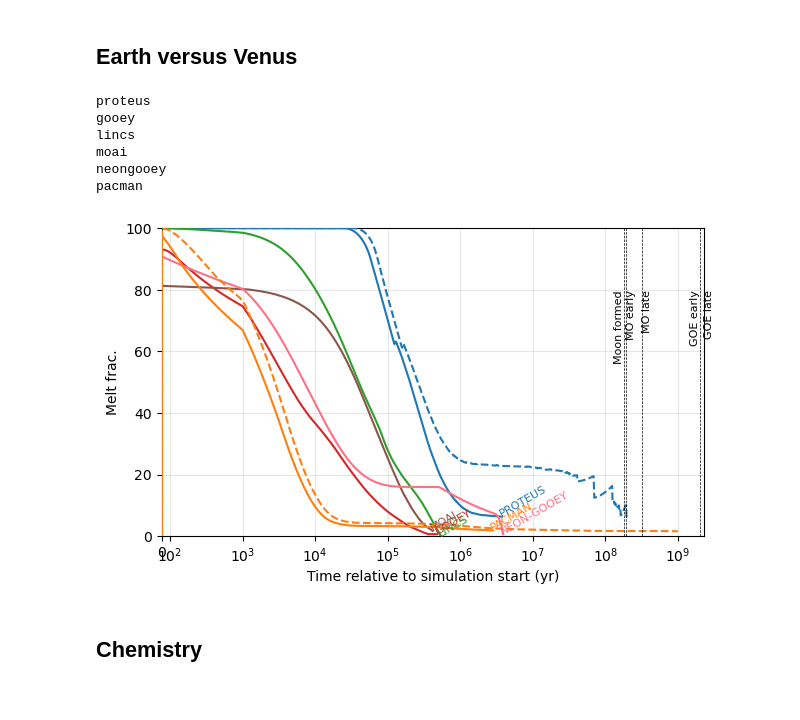
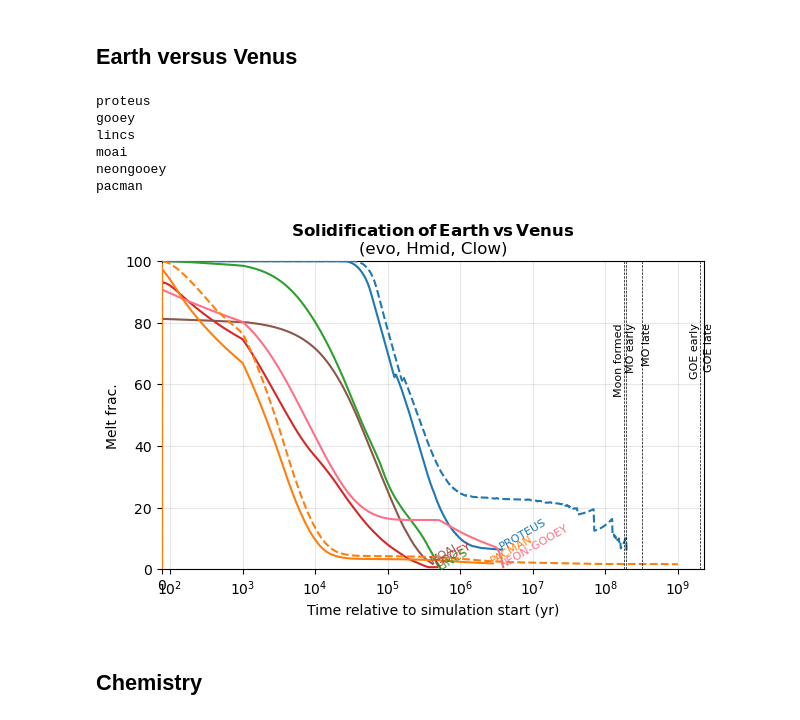
Before and after one commit to lena-noack/chili, a Jupyter notebook: intercomparison/analysis_solarsystem/grids.ipynb, the cells around one changed output. Drawn from its saved outputs; the diff is of its cells as text; code cells hidden in the pictures.

```diff
--- a/intercomparison/analysis_solarsystem/grids.ipynb
+++ b/intercomparison/analysis_solarsystem/grids.ipynb
@@ -11,6 +11,10 @@ from matplotlib.spines import Spine
 from matplotlib.transforms import Affine2D
 
 from util import *
+# %%
+def _planck(t, eps=1.0):
+    sigma = 5.67e-8
+    return eps * sigma * t**4
 # %%
 models = list_models()
 models
@@ -67,13 +123,15 @@ ages_yr = {k: (ages_Ga["CAI"] - v ) * 1e9 - t_ini for k, v in ages_Ga.items()}
 fig,ax = plt.subplots(1,1, figsize=(7,4))
 
 xkey = "t(yr)"
-ykey = "T_surf(K)"
+ykey = "phi(vol_frac)"
 planet = "earth"
+
+controls = ["evo", "Hmid"]
 
 txts = []
 
-ymax = 3250.0
-ymin = 2000.0
+ymax = 1
+ymin = 0
 for m in models:
     print(m)
     d = models_data[m][planet]
@@ -81,10 +139,7 @@ for m in models:
     lbl = get_label(m)
 
     for case in d.keys():
-        if "evo" in case:
-
-            if "Hmid" not in case:
-                continue
+        if np.all([c in case for c in controls]):
 
             if "Chigh" in case:
                 sf = 1.0
@@ -129,7 +184,8 @@ ax.grid(alpha=0.3, zorder=-2)
 # legend of models
 # ax.legend(loc='upper left', bbox_to_anchor=(0, -0.2), ncols=4, frameon=False, handletextpad=0.5)
 
-ax.set_title("Planet: " + planet)
+title = r"$\bf Temperature\,evolution$" + "\n" + get_label(planet) + f" ({', '.join(controls)})"
+ax.set_title(title)
 
 adjust_text(txts)
 
@@ -264,6 +383,7 @@ fig, ax = plt.subplots(1,1, figsize=(7,4))
 
 xkey = "t(yr)"
 ykey = "phi(vol_frac)"
+controls = ["evo", "Hmid", "Clow"]
 
 for m in models:
     print(m)
@@ -286,7 +406,7 @@ for m in models:
 
 
         for case in d.keys():
-            if "evo" in case and "Clow" in case and "Hmid" in case:
+            if np.all([param in case for param in controls]):
 
                 x = d[case][xkey]
                 y = d[case][ykey] * 100
@@ -295,34 +415,38 @@ for m in models:
                     ax.annotate(lbl, (x.iloc[-1], y.iloc[-1]), color=col, fontsize=8, zorder=5, rotation=30, rotation_mode='anchor', ha='left')
 
 
 # add vertical lines for ages of interest
 for k, x in ages_yr.items():
     ax.axvline(x, color="k", ls="--", lw=0.5, zorder=6)
     va = 'top'
     if k in ["Moon formed", "GOE early"]:
         va = 'bottom'
     ax.annotate(k, xy=(x, 80), ha="right", va=va, fontsize=8, rotation=90, rotation_mode='anchor')
 
 ax.axvline(x=0, color="k", ls="-", lw=0.5)
 
 ax.set_xscale("symlog", linthresh=1e3)
 ax.set_xlabel("Time relative to simulation start (yr)")
 ax.set_xlim(left=0, right=ages_yr["GOE late"])
 
 ax.set_ylabel(get_label(ykey))
 ax.set_ylim(0, 100)
 
+ax.set_title(get_label(planet) + f" ({", ".join(controls)})")
 ax.grid(alpha=0.3, zorder=-2)
 
+title = r"$\bf Solidification\,of\,Earth\,vs\,Venus$" + "\n" + f"({', '.join(controls)})"
+ax.set_title(title)
+
 plt.show()
 # %% [output]
 proteus
 gooey
 lincs
 moai
 neongooey
 pacman
-[figure, old version]
+[figure, new version]
 # %% [markdown]
 ## Chemistry
 # %%
```
Also changed, not shown: parts of 6 cells of this notebook.
